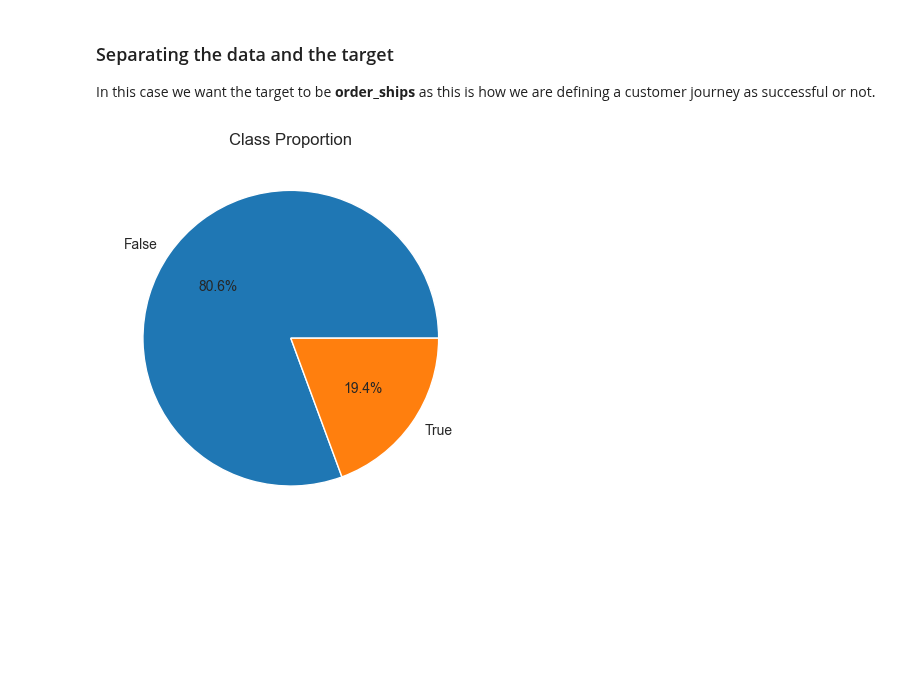
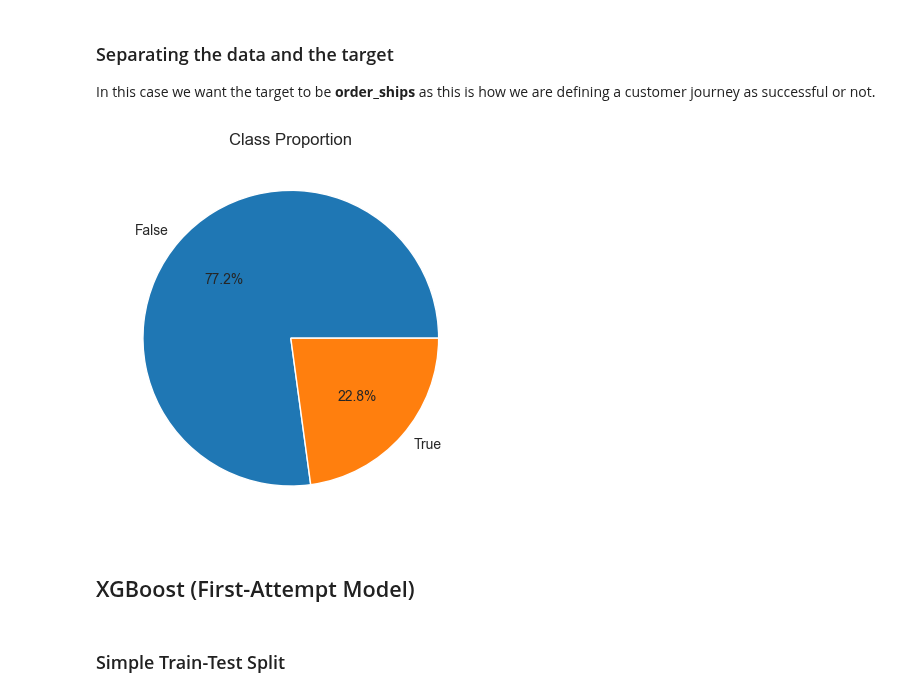
Before and after one commit to taroii/STATSM148, a Jupyter notebook: Python-Files/ Model-ClassificationCust-Axel.ipynb, the cells around one changed output. Saved outputs shown, nothing was run; the diff lists cells and outputs as text; code cells hidden in the pictures; blank space fills up the shorter version.

Commit message:
model modified

```diff
--- a/Python-Files/ Model-ClassificationCust-Axel.ipynb
+++ b/Python-Files/ Model-ClassificationCust-Axel.ipynb
@@ -50,0 +64,5 @@ df
+# %%
+number_events_fixed = 5
+
+lengths = df['first_5_events'].apply(lambda x: len(x))
+print(lengths.value_counts())
@@ -50,0 +77,3 @@ df
+# %%
+idxs = lengths[lengths == number_events_fixed].index
+df_selected = df.loc[idxs]
@@ -50,0 +85,2 @@ df
+# %%
+df_prueba = df_selected.drop(columns=['first_5_events', 'max_milestone', 'downpayment_cleared', ])
@@ -52,4 +130,6 @@ df
 ### Separating the data and the target
 
 In this case we want the target to be **order_ships** as this is how we are defining a customer journey as successful or not.
+# %%
+df_final = df_prueba
 # %%
@@ -58,6 +138,10 @@ X = df.drop(columns=['order_ships']).to_numpy()
 # %%
-plt.pie(df['order_ships'].value_counts(), labels=df['order_ships'].value_counts().index, autopct='%1.1f%%')
+plt.pie(df_final['order_ships'].value_counts(), labels=df_final['order_ships'].value_counts().index, autopct='%1.1f%%')
 plt.title('Class Proportion')
 plt.show()
 # %% [output]
-[figure, old version]
+[figure, new version]
+# %% [markdown]
+## XGBoost (First-Attempt Model)
+# %% [markdown]
+### Simple Train-Test Split
```
Also changed, not shown: parts of 25 cells of this notebook, 2 other files.
